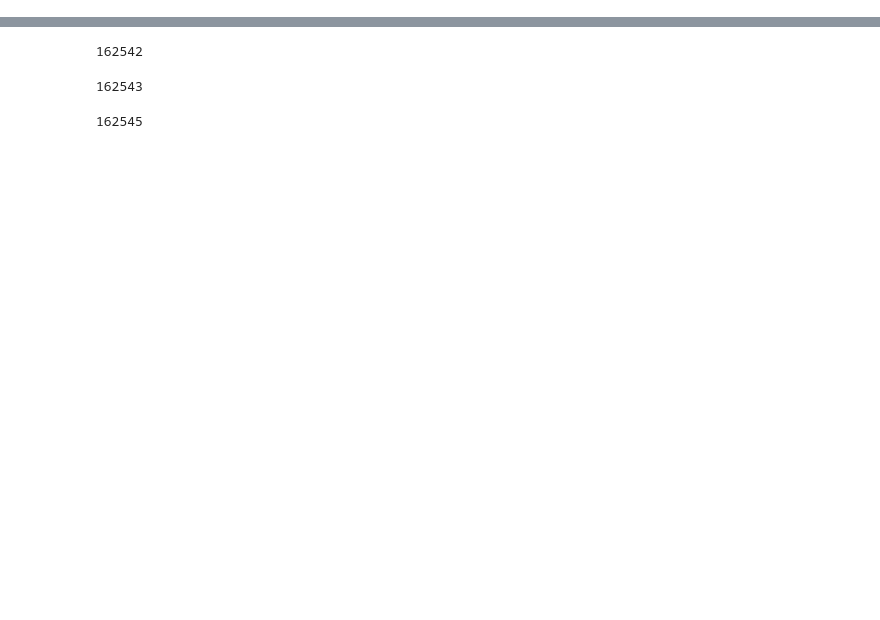
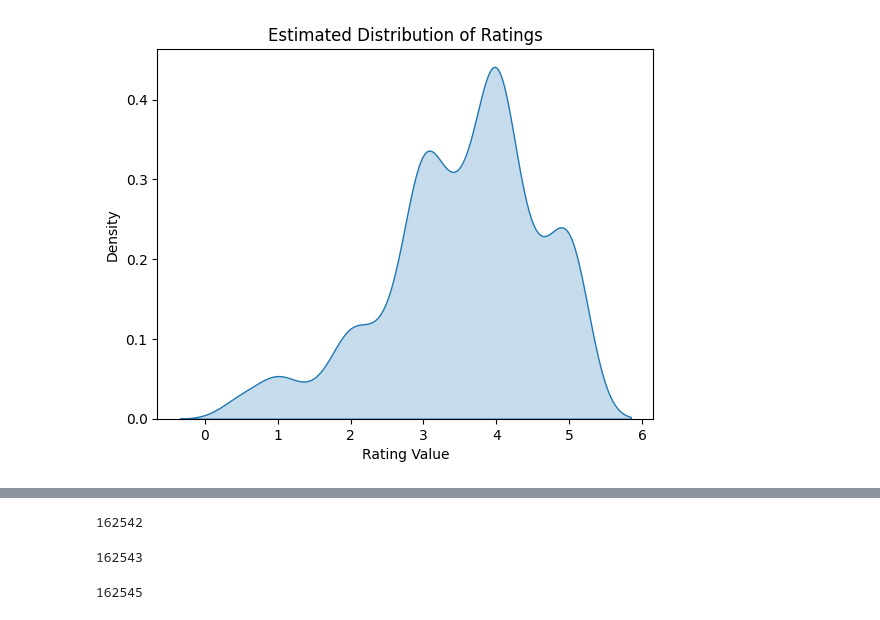
Before and after one commit to JamesHund/Recommender-System, a Jupyter notebook: demo.ipynb, the cells around one changed output, grey strips where cells are left out. Cells and saved outputs as stored; diff of their text form; code cells hidden in the pictures; blank space fills up the shorter version.

```diff
--- a/demo.ipynb
+++ b/demo.ipynb
@@ -11,0 +28,4 @@ The autoreload extension is already loaded. To reload it, use:
+# %%
+plot_ratings_distribution_kde(rec)
+# %% [output]
+[figure, added]
```
Also changed, not shown: parts of 18 cells of this notebook, 3 other files.
